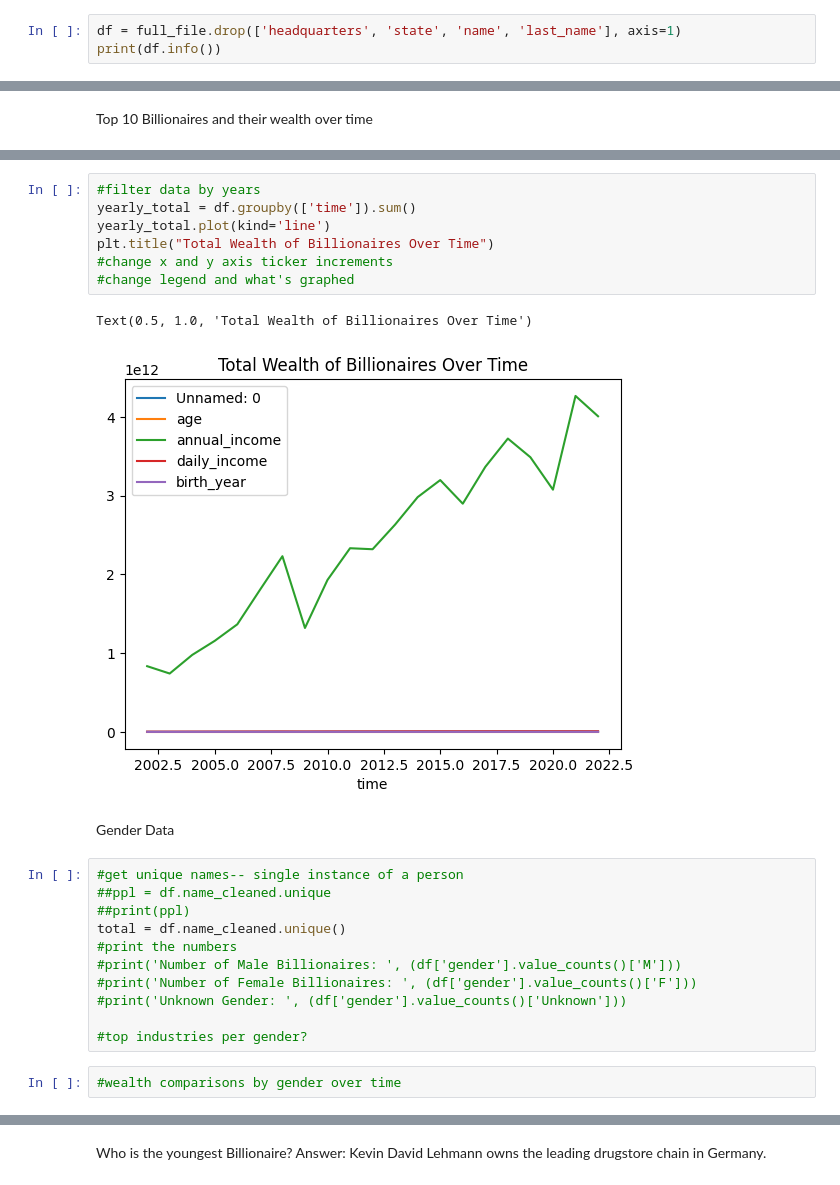
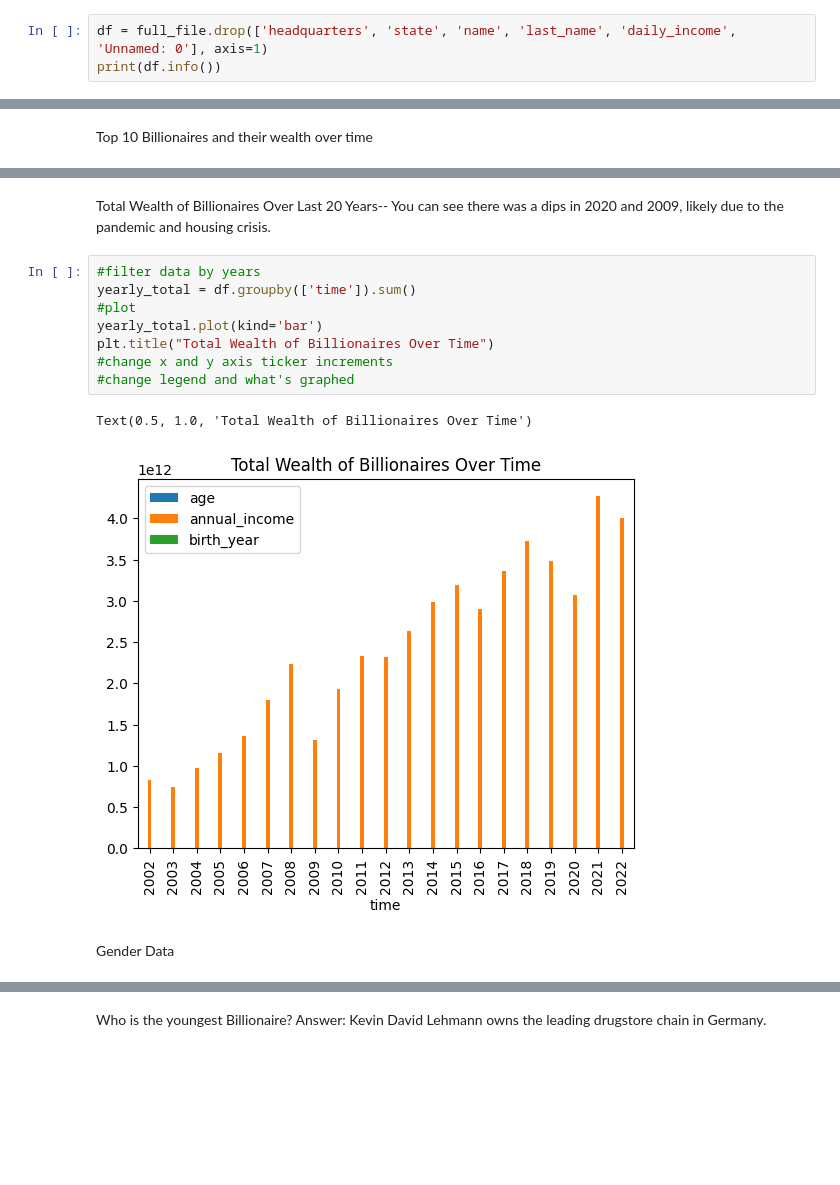
Before and after one commit to thealura/project_billionaires, a Jupyter notebook: PROJECT_1.ipynb, the cells around one changed output, grey strips where cells are left out. Drawn from its saved outputs; the diff is of its cells as text; blank space fills up the shorter version.

Commit message:
index drop, etc.

```diff
--- a/PROJECT_1.ipynb
+++ b/PROJECT_1.ipynb
@@ -115,7 +115,7 @@ MANIPULATE AND CLEAN DATA
 # %% [markdown]
 Delete unnecessary columns
 # %%
-df = full_file.drop(['headquarters', 'state', 'name', 'last_name'], axis=1)
+df = full_file.drop(['headquarters', 'state', 'name', 'last_name', 'daily_income', 'Unnamed: 0'], axis=1)
 print(df.info())
 # %% [output]
 <class 'pandas.core.frame.DataFrame'>
@@ -228,25 +254,16 @@ Sum of All Wealth for Each Year
+# %% [markdown]
+Total Wealth of Billionaires Over Last 20 Years--
+You can see there was a dips in 2020 and 2009, likely due to the pandemic and housing crisis.
 # %%
 #filter data by years
 yearly_total = df.groupby(['time']).sum()
-yearly_total.plot(kind='line')
+#plot
+yearly_total.plot(kind='bar')
 plt.title("Total Wealth of Billionaires Over Time")
 #change x and y axis ticker increments
 #change legend and what's graphed
 # %% [output]
 Text(0.5, 1.0, 'Total Wealth of Billionaires Over Time')
-[figure, old version]
+[figure, new version]
 # %% [markdown]
 Gender Data
-# %%
-#get unique names-- single instance of a person
-##ppl = df.name_cleaned.unique
-##print(ppl)
-total = df.name_cleaned.unique()
-#print the numbers
-#print('Number of Male Billionaires: ', (df['gender'].value_counts()['M']))
-#print('Number of Female Billionaires: ', (df['gender'].value_counts()['F']))
-#print('Unknown Gender: ', (df['gender'].value_counts()['Unknown']))
-
-#top industries per gender?
-# %%
-#wealth comparisons by gender over time
```
Also changed, not shown: parts of 17 cells of this notebook.
